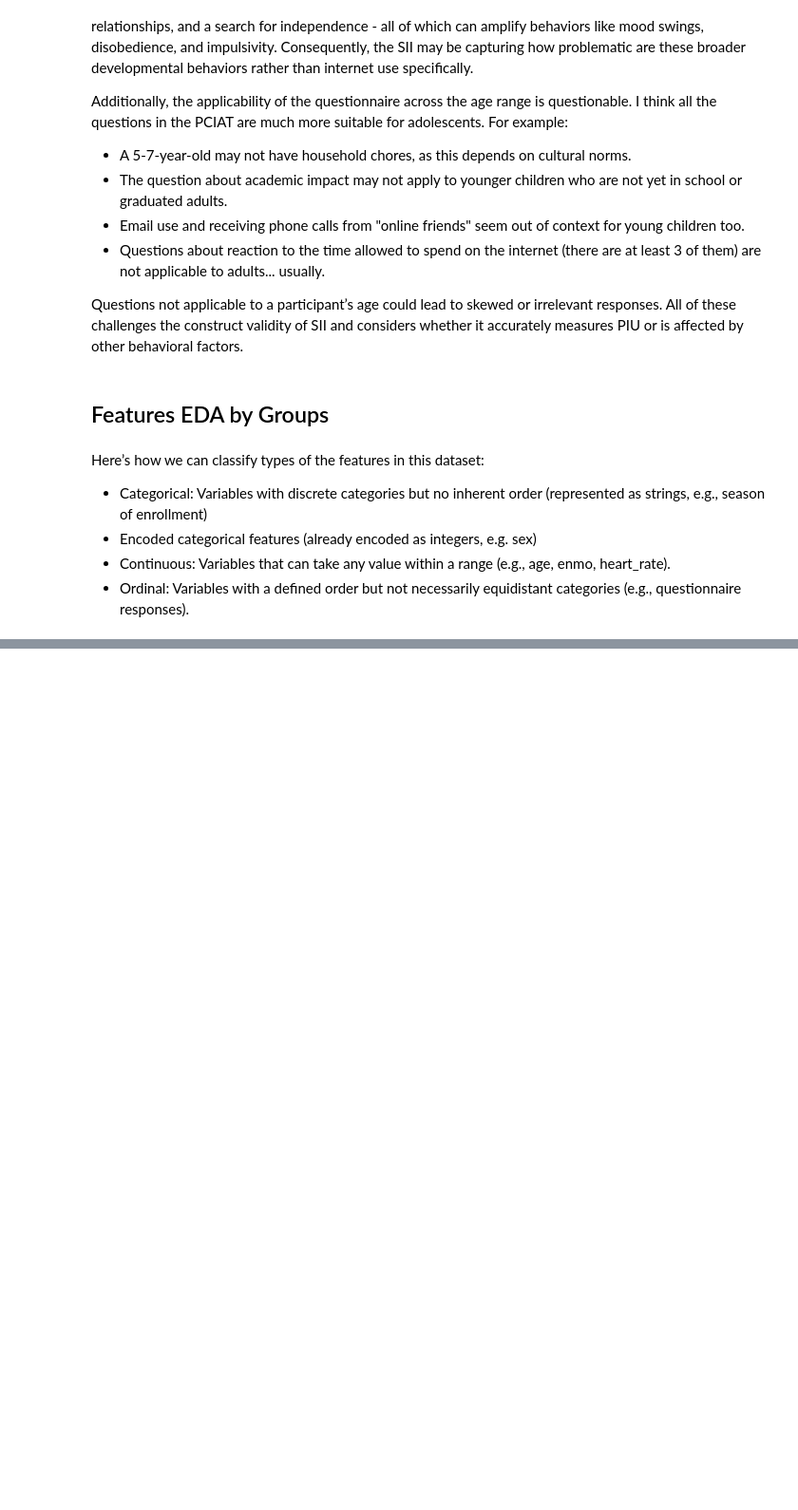
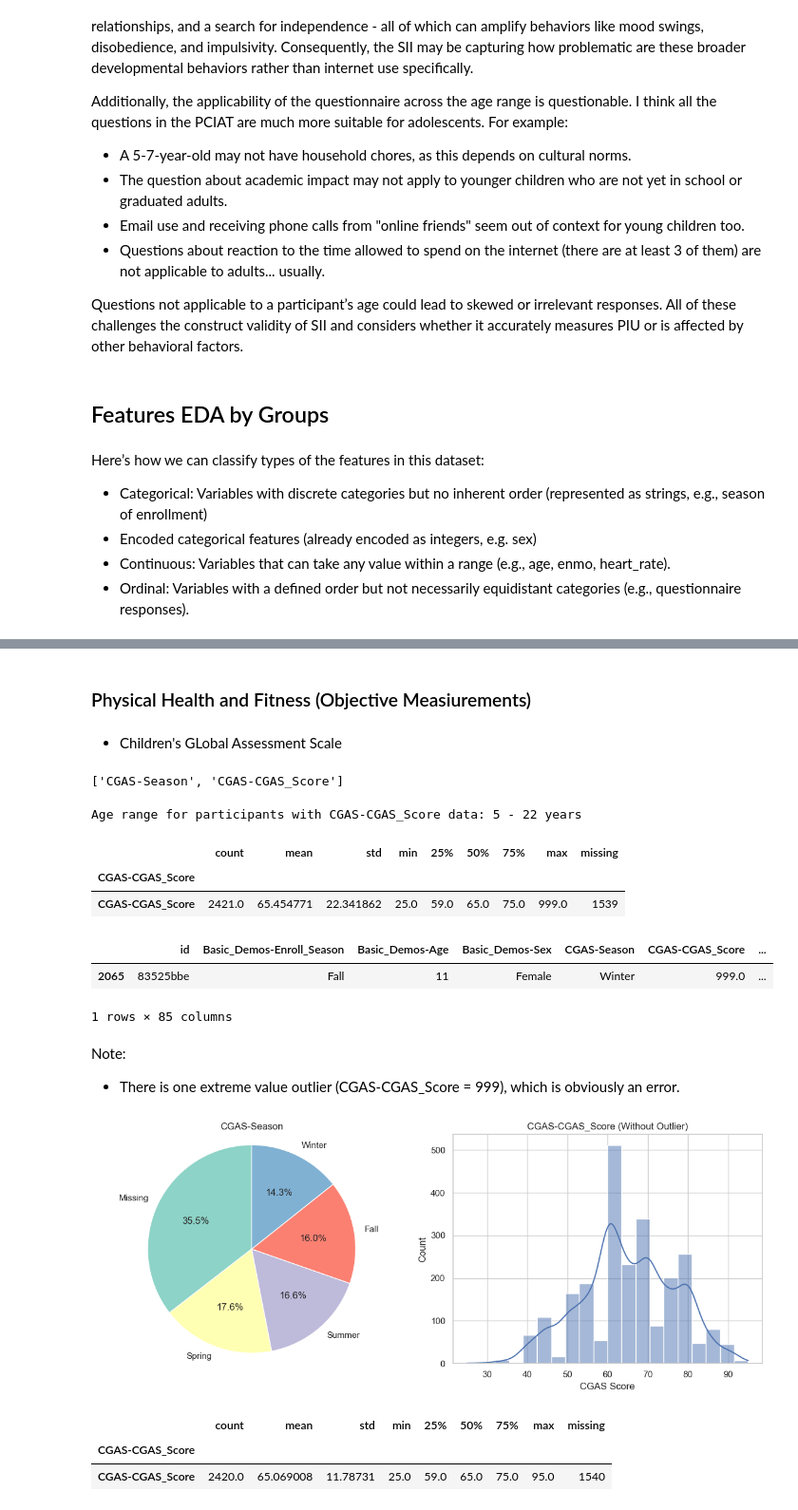
Before and after one commit to AdityaMarne/Kaggle_projects, a Jupyter notebook: ProblematicInternetUse/notebooks/EDA.ipynb, the cells around one changed output, grey strips where cells are left out. Shown at 95% size. Drawn from its saved outputs; the diff is of its cells as text; code cells hidden in the pictures; blank space fills up the shorter version.

```diff
--- a/ProblematicInternetUse/notebooks/EDA.ipynb
+++ b/ProblematicInternetUse/notebooks/EDA.ipynb
@@ -797,0 +953,70 @@ Here’s how we can classify types of the features in this dataset:
+# %% [markdown]
+### Physical Health and Fitness (Objective Measiurements)
+# %% [markdown]
+- Children's GLobal Assessment Scale
+# %%
+groups.get("Children's Global Assessment Scale", [])
+# %% [output]
+['CGAS-Season', 'CGAS-CGAS_Score']
+# %%
+data = train[train['CGAS-CGAS_Score'].notnull()]
+age_range = data['Basic_Demos-Age']
+print(
+    f"Age range for participants with CGAS-CGAS_Score data:"
+    f" {age_range.min()} - {age_range.max()} years"
+)
+# %% [output]
+Age range for participants with CGAS-CGAS_Score data: 5 - 22 years
+# %%
+calculate_stats(train, 'CGAS-CGAS_Score')
+# %% [output]
+|  | count | mean | std | min | 25% | 50% | 75% | max | missing |
+| CGAS-CGAS_Score |  |  |  |  |  |  |  |  |  |
+| CGAS-CGAS_Score | 2421.0 | 65.454771 | 22.341862 | 25.0 | 59.0 | 65.0 | 75.0 | 999.0 | 1539 |
+# %%
+train[train['CGAS-CGAS_Score'] > 100]
+# %% [output]
+|  | id | Basic_Demos-Enroll_Season | Basic_Demos-Age | Basic_Demos-Sex | CGAS-Season | CGAS-CGAS_Score | ... |
+| 2065 | 83525bbe | Fall | 11 | Female | Winter | 999.0 | ... |
+1 rows × 85 columns
+# %% [markdown]
+Note:
+- There is one extreme value outlier (CGAS-CGAS_Score = 999), which is obviously an error.
+# %%
+train.loc[train['CGAS-CGAS_Score'] == 999, 'CGAS-CGAS_Score'] = np.nan
+# %%
+plt.figure(figsize=(12, 5))
+
+# CGAS-Season
+plt.subplot(1, 2, 1)
+cgas_season_counts = train['CGAS-Season'].value_counts(normalize=True)
+plt.pie(
+    cgas_season_counts,
+    labels=cgas_season_counts.index,
+    autopct='%1.1f%%',
+    startangle=90,
+    colors=sns.color_palette("Set3")
+)
+plt.title('CGAS-Season')
+plt.axis('equal')
+
+# CGAS-CGAS_Score without outliers (score == 999)
+plt.subplot(1, 2, 2)
+sns.histplot(
+    train['CGAS-CGAS_Score'].dropna(),
+    bins=20, kde=True
+)
+plt.title('CGAS-CGAS_Score (Without Outlier)')
+plt.xlabel('CGAS Score')
+plt.ylabel('Count')
+
+plt.tight_layout()
+plt.show()
+# %% [output]
+[figure, added]
+# %%
+calculate_stats(train, 'CGAS-CGAS_Score')
+# %% [output]
+|  | count | mean | std | min | 25% | 50% | 75% | max | missing |
+| CGAS-CGAS_Score |  |  |  |  |  |  |  |  |  |
+| CGAS-CGAS_Score | 2420.0 | 65.069008 | 11.78731 | 25.0 | 59.0 | 65.0 | 75.0 | 95.0 | 1540 |
```
Also changed, not shown: parts of 25 cells of this notebook.
